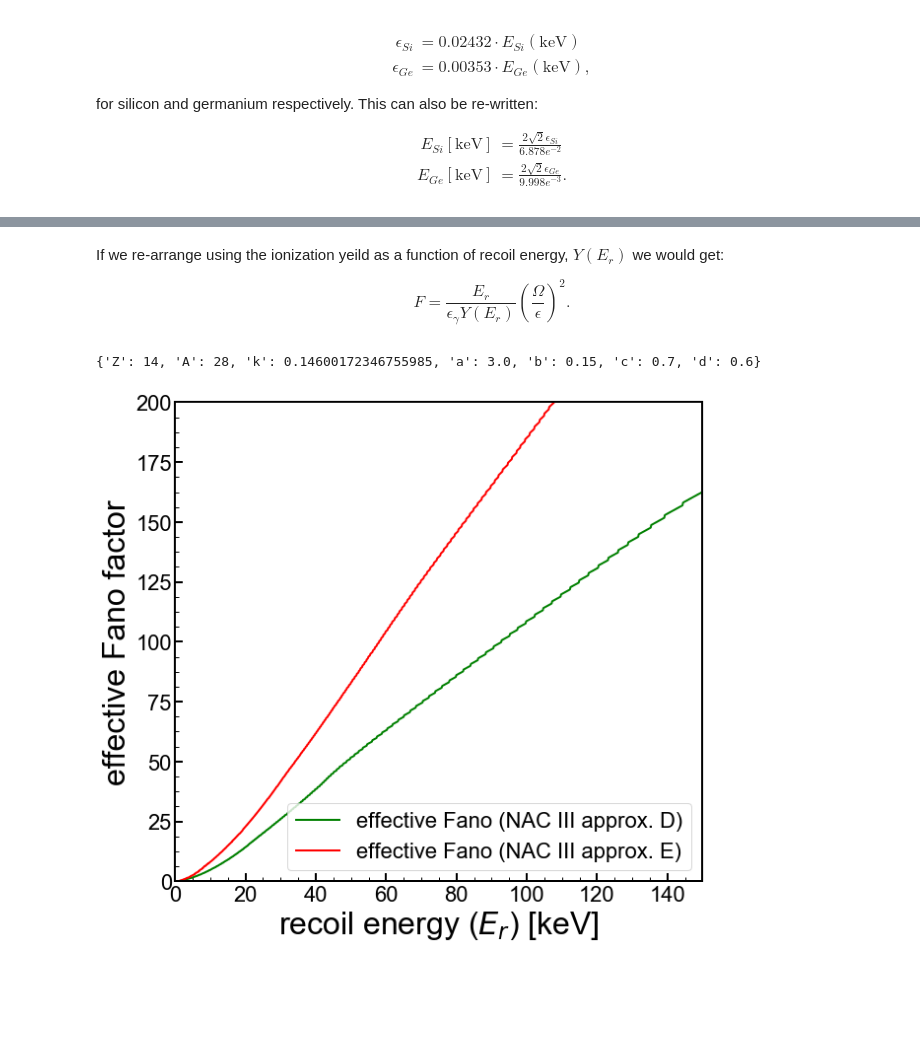
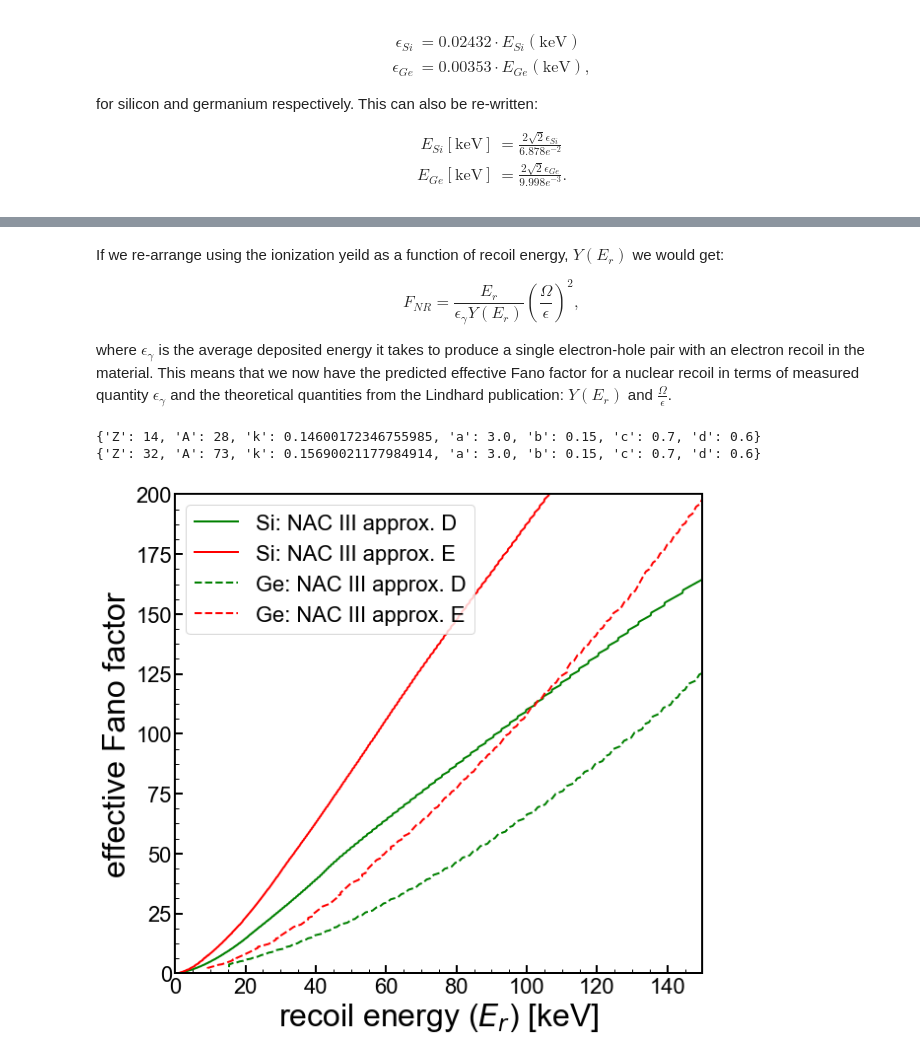
Before and after one commit to villano-lab/nrFano_paper2019, a Jupyter notebook: analysis_documentation/lindhard_SiGe.ipynb, the cells around one changed output, grey strips where cells are left out. Drawn from its saved outputs; the diff is of its cells as text; code cells hidden in the pictures; blank space fills up the shorter version.

Commit message:
[ANV] finalized lindhard_SiGe.ipynb notebook

```diff
--- a/analysis_documentation/lindhard_SiGe.ipynb
+++ b/analysis_documentation/lindhard_SiGe.ipynb
@@ -152,17 +152,29 @@ F = N\left(\frac{\epsilon}{\eta}\right)^2\left(\frac{\Omega}{\epsilon} \right)^2
 If we re-arrange using the ionization yeild as a function of recoil energy, $Y(E_r)$ we would get:
 
 \begin{equation}
-F = \frac{E_r}{\epsilon_{\gamma}Y(E_r)} \left(\frac{\Omega}{\epsilon}\right)^2.
+F_{NR} = \frac{E_r}{\epsilon_{\gamma}Y(E_r)} \left(\frac{\Omega}{\epsilon}\right)^2,
 \end{equation}
+
+where $\epsilon_{\gamma}$ is the average deposited energy it takes to produce a single electron-hole pair with an electron recoil in the material. This means that we now have the predicted effective Fano factor for a nuclear recoil in terms of measured quantity $\epsilon_{\gamma}$ and the theoretical quantities from the Lindhard publication: $Y(E_r)$ and $\frac{\Omega}{\epsilon}$.
 # %%
 #create a yield model
 import lindhard as lind
 
 #lindhard
-lpar = lind.getLindhardPars('Si',True) #use the "calculated" value of k
-print(lpar)
-#ylind = lind.getLindhard(lpar)
-ylind = lind.getLindhardSi_k(0.15)
-ylindv = np.vectorize(ylind) #careful, this expects inputs in eV
+lpar_Si = lind.getLindhardPars('Si',True) #use the "calculated" value of k
+print(lpar_Si)
+lpar_Ge = lind.getLindhardPars('Ge',True) #use the "calculated" value of k
+print(lpar_Ge)
+
+ylindSi = lind.getLindhard(lpar_Si)
+ylindGe = lind.getLindhard(lpar_Ge)
+
+#If you want to set by k value alone
+#ylindSi = lind.getLindhardSi_k(0.15)
+#ylindGe = lind.getLindhardGe_k(0.15)
+
+ylindSiv = np.vectorize(ylindSi) #careful, this expects inputs in eV
+ylindGev = np.vectorize(ylindGe) #careful, this expects inputs in eV
 # %% [output]
 {'Z': 14, 'A': 28, 'k': 0.14600172346755985, 'a': 3.0, 'b': 0.15, 'c': 0.7, 'd': 0.6}
+{'Z': 32, 'A': 73, 'k': 0.15690021177984914, 'a': 3.0, 'b': 0.15, 'c': 0.7, 'd': 0.6}
@@ -176,3 +181,16 @@ F_E = Esi(lindE_e)*(1/(epsg*ylindv(1000*Esi(lindE_e))))*lindE
+# %%
+#epsg also depends on material
+#use Knoll, Radiation Detection and Measurement, 4th edition, pg 368
+#actually these look out of date--need to find references for these values that "I think I know"
+epsg_Si = 3.8e-3 #keV average energy per electron-hole pair created
+epsg_Ge = 3.33e-3 #keV average energy per electron-hole pair created
+
+
+F_D_Si = Esi(lindD_e)*(1/(epsg_Si*ylindSiv(1000*Esi(lindD_e))))*lindD
+F_E_Si = Esi(lindE_e)*(1/(epsg_Si*ylindSiv(1000*Esi(lindE_e))))*lindE
+
+F_D_Ge = Ege(lindD_e)*(1/(epsg_Ge*ylindGev(1000*Ege(lindD_e))))*lindD
+F_E_Ge = Ege(lindE_e)*(1/(epsg_Ge*ylindGev(1000*Ege(lindE_e))))*lindE
 # %%
 #set up a plot
 
@@ -180,34 +198,36 @@ fig,axes = plt.subplots(1,1,figsize=(9.0,8.0),sharex=True)
 ax1 = axes
 
 xmax=10
 
 #ax1.errorbar(ddata_e,ddata_fluct,yerr=[ddata_fluct_err,ddata_fluct_err], marker='o', markersize=8, \
 #             ecolor='k',color='k', linestyle='none', label='Dougherty Excess Fluctuation', linewidth=2)
 
 
 #ax1.plot (X, diff, 'm-', label='Thomas-Fermi (newgrad)')
 #ax1.plot (Esi(epr), 100*np.sqrt(f_Omega2_eta2(epr))*ylindv(1000*Esi(epr)), 'g-', label='$\Omega/\epsilon$ (NAC III approx. D)')
-ax1.plot (Esi(lindD_e), F_D, 'g-', label='effective Fano (NAC III approx. D)')
-ax1.plot (Esi(lindE_e), F_E, 'r-', label='effective Fano (NAC III approx. E)')
+ax1.plot (Esi(lindD_e), F_D_Si, 'g-', label='Si: NAC III approx. D')
+ax1.plot (Esi(lindE_e), F_E_Si, 'r-', label='Si: NAC III approx. E')
+ax1.plot (Ege(lindD_e), F_D_Ge, 'g--', label='Ge: NAC III approx. D')
+ax1.plot (Ege(lindE_e), F_E_Ge, 'r--', label='Ge: NAC III approx. E')
 
 
 
 
 ax1.set_yscale('linear')
 ax1.set_xscale('linear')
 ax1.set_xlim(Esi(0), 150)
 ax1.set_ylim(0,200)
 ax1.set_xlabel('recoil energy ($E_r$) [keV]')
 ax1.set_ylabel('effective Fano factor')
 #ax1.grid(True)
 #ax1.xaxis.grid(True,which='minor',linestyle='--')
-ax1.legend(loc=4,prop={'size':22})
+ax1.legend(loc=2,prop={'size':22})
 
 for axis in ['top','bottom','left','right']:
   ax1.spines[axis].set_linewidth(2)
 
 plt.tight_layout()
 #plt.savefig('figures/figure.png')
 plt.show()
 # %% [output]
-[figure, old version]
+[figure, new version]
```
Also changed, not shown: parts of 3 cells of this notebook.
